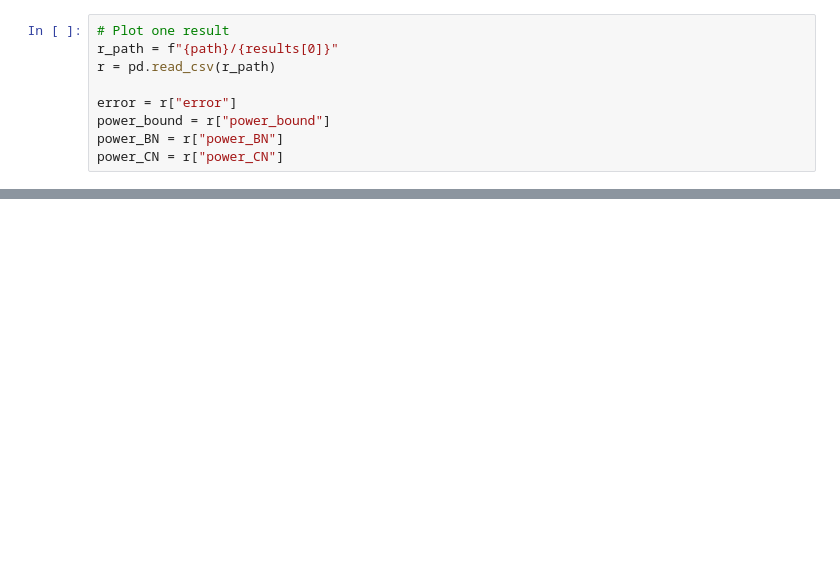
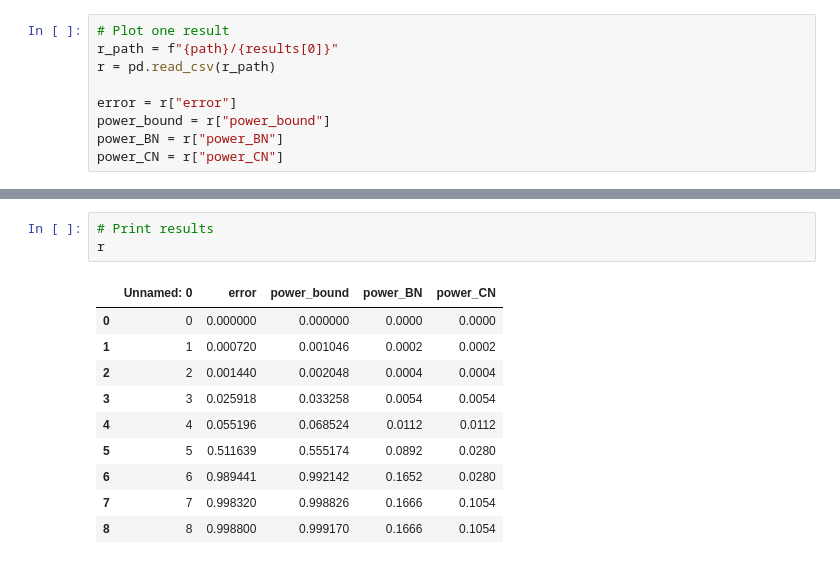
Before and after one commit to Niccolo-Rocchi/BN-Privacy, a Jupyter notebook: Plot_results.ipynb, the cells around one changed output, grey strips where cells are left out. Drawn from its saved outputs; the diff is of its cells as text; blank space fills up the shorter version.

```diff
--- a/Plot_results.ipynb
+++ b/Plot_results.ipynb
@@ -43,0 +44,14 @@ ax2.legend()
+# %%
+# Print results
+r
+# %% [output]
+|  | Unnamed: 0 | error | power_bound | power_BN | power_CN |
+| 0 | 0 | 0.000000 | 0.000000 | 0.0000 | 0.0000 |
+| 1 | 1 | 0.000720 | 0.001046 | 0.0002 | 0.0002 |
+| 2 | 2 | 0.001440 | 0.002048 | 0.0004 | 0.0004 |
+| 3 | 3 | 0.025918 | 0.033258 | 0.0054 | 0.0054 |
+| 4 | 4 | 0.055196 | 0.068524 | 0.0112 | 0.0112 |
+| 5 | 5 | 0.511639 | 0.555174 | 0.0892 | 0.0280 |
+| 6 | 6 | 0.989441 | 0.992142 | 0.1652 | 0.0280 |
+| 7 | 7 | 0.998320 | 0.998826 | 0.1666 | 0.1054 |
+| 8 | 8 | 0.998800 | 0.999170 | 0.1666 | 0.1054 |
```
Also changed, not shown: parts of 2 cells of this notebook, 1 other file.
